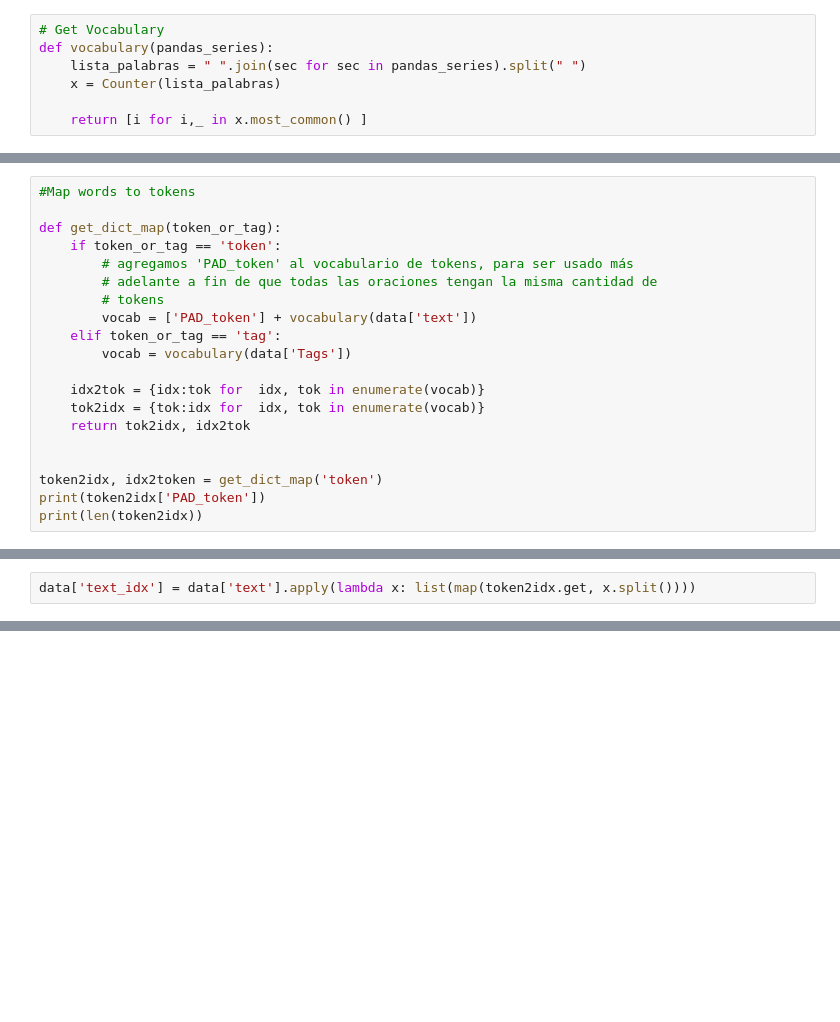
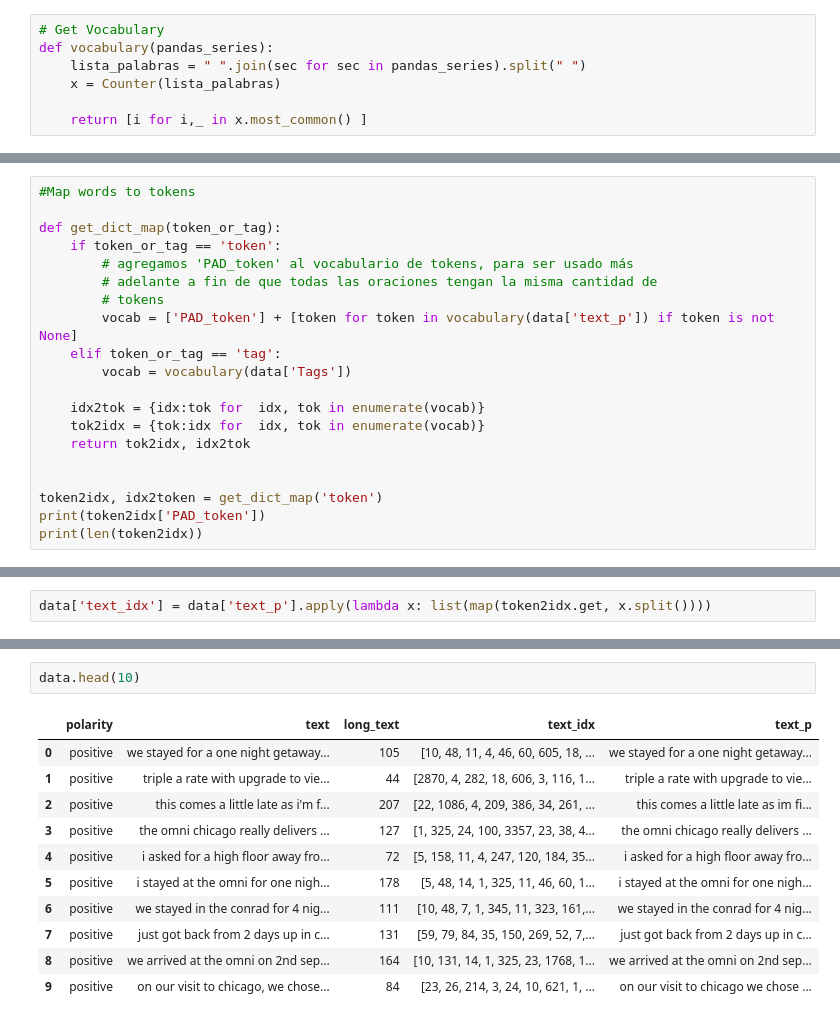
Before and after one commit to cihernand/rnn_classifier, a Jupyter notebook: rnn_reviews_classifier.ipynb, the cells around one changed output, grey strips where cells are left out. Saved outputs shown, nothing was run; the diff lists cells and outputs as text; blank space fills up the shorter version.

```diff
--- a/rnn_reviews_classifier.ipynb
+++ b/rnn_reviews_classifier.ipynb
@@ -79,7 +99,7 @@ def get_dict_map(token_or_tag):
         # agregamos 'PAD_token' al vocabulario de tokens, para ser usado más
         # adelante a fin de que todas las oraciones tengan la misma cantidad de
         # tokens
-        vocab = ['PAD_token'] + vocabulary(data['text'])
+        vocab = ['PAD_token'] + [token for token in vocabulary(data['text_p']) if token is not None]
     elif token_or_tag == 'tag':
         vocab = vocabulary(data['Tags'])
 
@@ -97,5 +117,5 @@ print(len(token2idx))
 # %%
-data['text_idx'] = data['text'].apply(lambda x: list(map(token2idx.get, x.split())))
+data['text_idx'] = data['text_p'].apply(lambda x: list(map(token2idx.get, x.split())))
 # %%
 #Histogram with reviews lenght
 data['long_text'].hist(bins=40)
@@ -140,0 +158,14 @@ max_len
+# %%
+data.head(10)
+# %% [output]
+|  | polarity | text | long_text | text_idx | text_p |
+| 0 | positive | we stayed for a one night getaway... | 105 | [10, 48, 11, 4, 46, 60, 605, 18, ... | we stayed for a one night getaway... |
+| 1 | positive | triple a rate with upgrade to vie... | 44 | [2870, 4, 282, 18, 606, 3, 116, 1... | triple a rate with upgrade to vie... |
+| 2 | positive | this comes a little late as i'm f... | 207 | [22, 1086, 4, 209, 386, 34, 261, ... | this comes a little late as im fi... |
+| 3 | positive | the omni chicago really delivers ... | 127 | [1, 325, 24, 100, 3357, 23, 38, 4... | the omni chicago really delivers ... |
+| 4 | positive | i asked for a high floor away fro... | 72 | [5, 158, 11, 4, 247, 120, 184, 35... | i asked for a high floor away fro... |
+| 5 | positive | i stayed at the omni for one nigh... | 178 | [5, 48, 14, 1, 325, 11, 46, 60, 1... | i stayed at the omni for one nigh... |
+| 6 | positive | we stayed in the conrad for 4 nig... | 111 | [10, 48, 7, 1, 345, 11, 323, 161,... | we stayed in the conrad for 4 nig... |
+| 7 | positive | just got back from 2 days up in c... | 131 | [59, 79, 84, 35, 150, 269, 52, 7,... | just got back from 2 days up in c... |
+| 8 | positive | we arrived at the omni on 2nd sep... | 164 | [10, 131, 14, 1, 325, 23, 1768, 1... | we arrived at the omni on 2nd sep... |
+| 9 | positive | on our visit to chicago, we chose... | 84 | [23, 26, 214, 3, 24, 10, 621, 1, ... | on our visit to chicago we chose ... |
```
Also changed, not shown: parts of 12 cells of this notebook.
